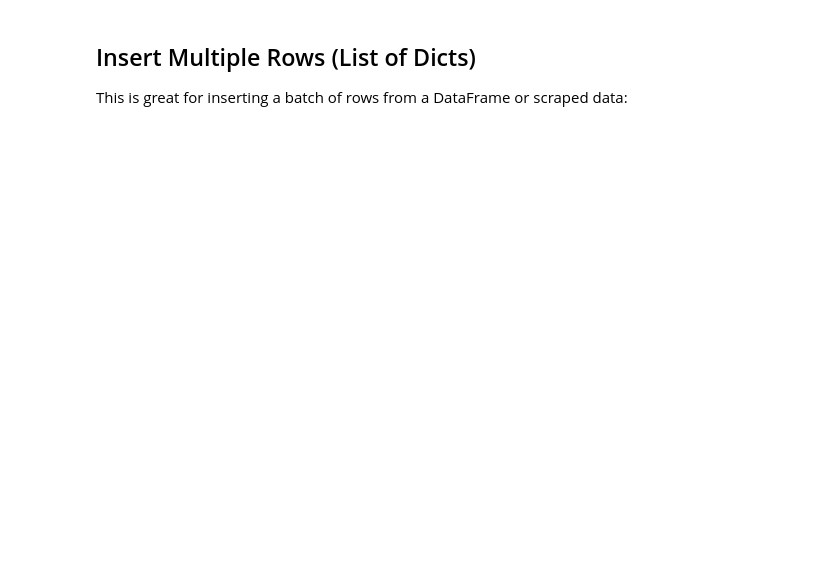
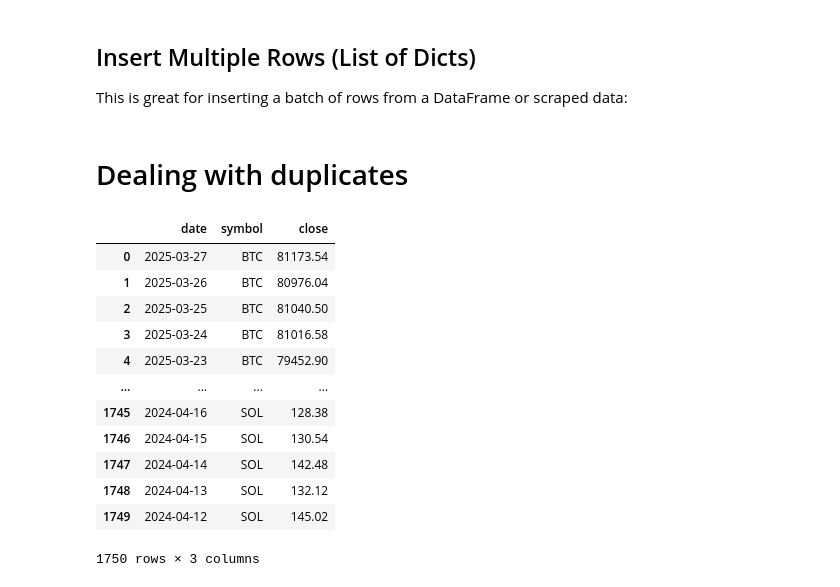
Before and after one commit to pabs-llama/projects, a Jupyter notebook: stock_api/railway_connection.ipynb, the cells around one changed output. Saved outputs shown, nothing was run; the diff lists cells and outputs as text; code cells hidden in the pictures; blank space fills up the shorter version.

```diff
--- a/stock_api/railway_connection.ipynb
+++ b/stock_api/railway_connection.ipynb
@@ -177,3 +369,5 @@ def insert_articles_bulk(engine, articles):
 # FROM Pandas  (If using Pandas and want to insert all rows from a DataFrame)
 
 # insert_articles_bulk(engine, df.to_dict(orient="records"))
+# %% [markdown]
+# Dealing with duplicates
@@ -179,0 +381,16 @@ def insert_articles_bulk(engine, articles):
+# %%
+filtered_df
+# %% [output]
+|  | date | symbol | close |
+| 0 | 2025-03-27 | BTC | 81173.54 |
+| 1 | 2025-03-26 | BTC | 80976.04 |
+| 2 | 2025-03-25 | BTC | 81040.50 |
+| 3 | 2025-03-24 | BTC | 81016.58 |
+| 4 | 2025-03-23 | BTC | 79452.90 |
+| ... | ... | ... | ... |
+| 1745 | 2024-04-16 | SOL | 128.38 |
+| 1746 | 2024-04-15 | SOL | 130.54 |
+| 1747 | 2024-04-14 | SOL | 142.48 |
+| 1748 | 2024-04-13 | SOL | 132.12 |
+| 1749 | 2024-04-12 | SOL | 145.02 |
+1750 rows × 3 columns
```
Also changed, not shown: parts of 31 cells of this notebook, 2 other files.
